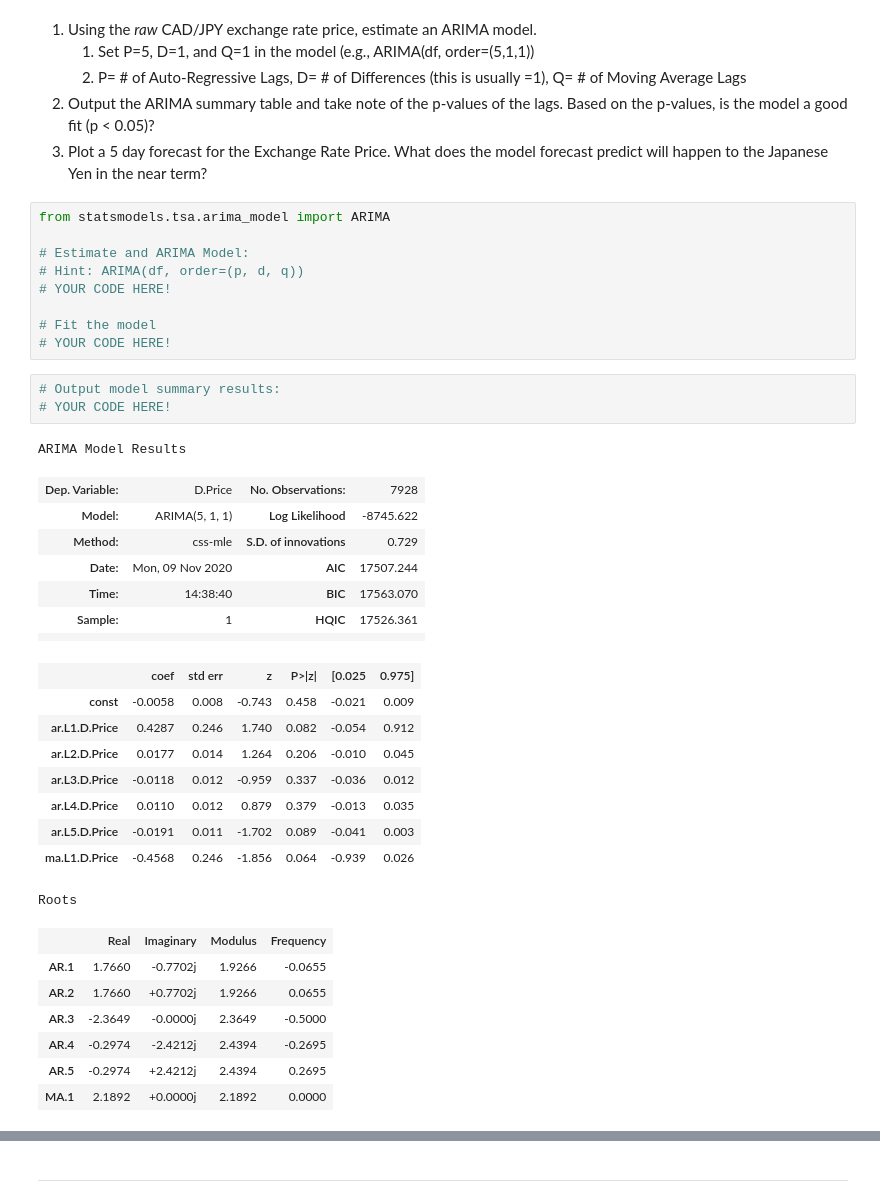
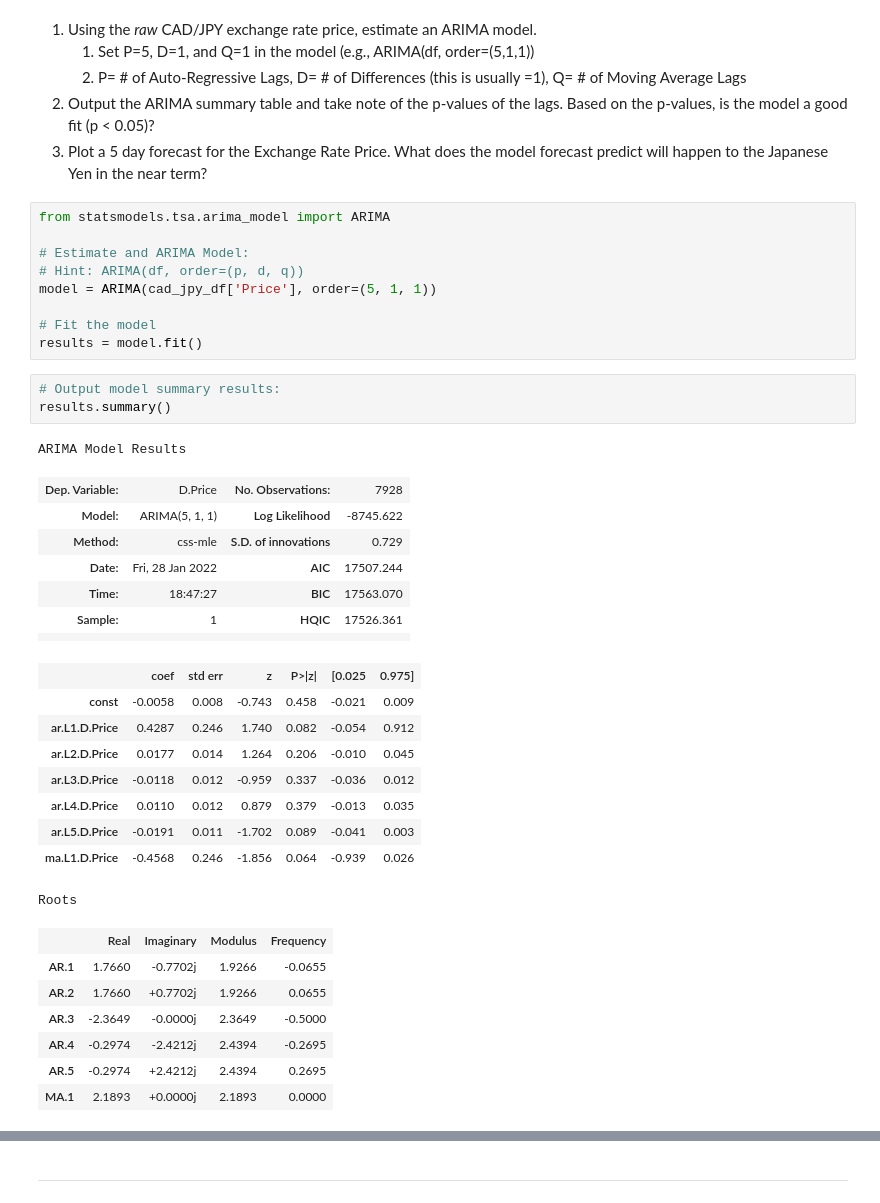
Before and after one commit to StrawhatRA/Yen_For_The_Future, a Jupyter notebook: Starter_Code/time_series_analysis.ipynb, the cells around one changed output, grey strips where cells are left out. Drawn from its saved outputs; the diff is of its cells as text.

```diff
--- a/Starter_Code/time_series_analysis.ipynb
+++ b/Starter_Code/time_series_analysis.ipynb
@@ -178,20 +178,20 @@ from statsmodels.tsa.arima_model import ARIMA
 
 # Estimate and ARIMA Model:
 # Hint: ARIMA(df, order=(p, d, q))
-# YOUR CODE HERE!
+model = ARIMA(cad_jpy_df['Price'], order=(5, 1, 1))
 
 # Fit the model
-# YOUR CODE HERE!
+results = model.fit()
 # %%
 # Output model summary results:
-# YOUR CODE HERE!
+results.summary()
 # %% [output]
 ARIMA Model Results
 | Dep. Variable: | D.Price | No. Observations: | 7928 |
 | Model: | ARIMA(5, 1, 1) | Log Likelihood | -8745.622 |
 | Method: | css-mle | S.D. of innovations | 0.729 |
-| Date: | Mon, 09 Nov 2020 | AIC | 17507.244 |
-| Time: | 14:38:40 | BIC | 17563.070 |
+| Date: | Fri, 28 Jan 2022 | AIC | 17507.244 |
+| Time: | 18:47:27 | BIC | 17563.070 |
 | Sample: | 1 | HQIC | 17526.361 |
 |  |  |  |  |
 |  | coef | std err | z | P>|z| | [0.025 | 0.975] |
@@ -209,6 +209,6 @@ Roots
 | AR.3 | -2.3649 | -0.0000j | 2.3649 | -0.5000 |
 | AR.4 | -0.2974 | -2.4212j | 2.4394 | -0.2695 |
 | AR.5 | -0.2974 | +2.4212j | 2.4394 | 0.2695 |
-| MA.1 | 2.1892 | +0.0000j | 2.1892 | 0.0000 |
+| MA.1 | 2.1893 | +0.0000j | 2.1893 | 0.0000 |
 # %%
 # Plot the 5 Day Price Forecast
```
Also changed, not shown: parts of 16 cells of this notebook.
